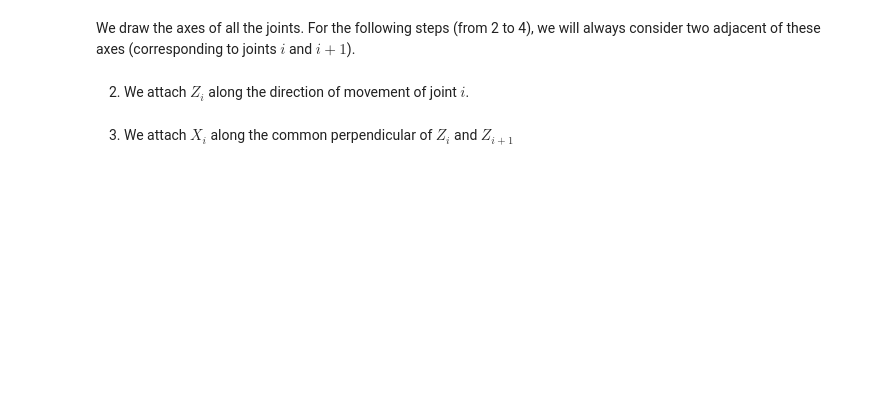
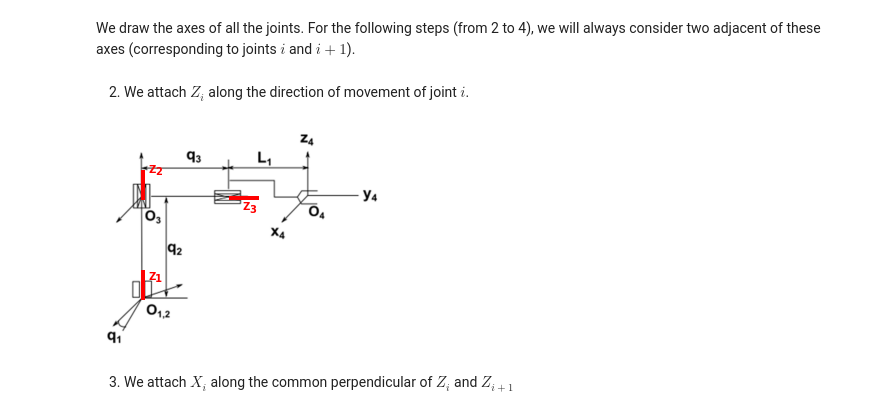
Before and after one commit to tassos/rsc-notebooks, a Jupyter notebook: lab3_DHconvention.ipynb, the cells around one changed output. Saved outputs shown, nothing was run; the diff lists cells and outputs as text; code cells hidden in the pictures; blank space fills up the shorter version.

```diff
--- a/lab3_DHconvention.ipynb
+++ b/lab3_DHconvention.ipynb
@@ -87,9 +89,11 @@ We draw the axes of all the joints. For the following steps (from 2 to 4), we wi
 2. We attach $Z_i$ along the direction of movement of joint $i$.
 # %%
 %matplotlib inline
-from lab3_functions import addZ
+from lab3_functions import step1_Z
 
-addZ()
+step1_Z()
+# %% [output]
+[figure, added]
 # %% [markdown]
 3. We attach $X_i$ along the common perpendicular of $Z_i$ and $Z_{i+1}$
 # %%
```
Also changed, not shown: parts of 4 cells of this notebook, 1 other file.
